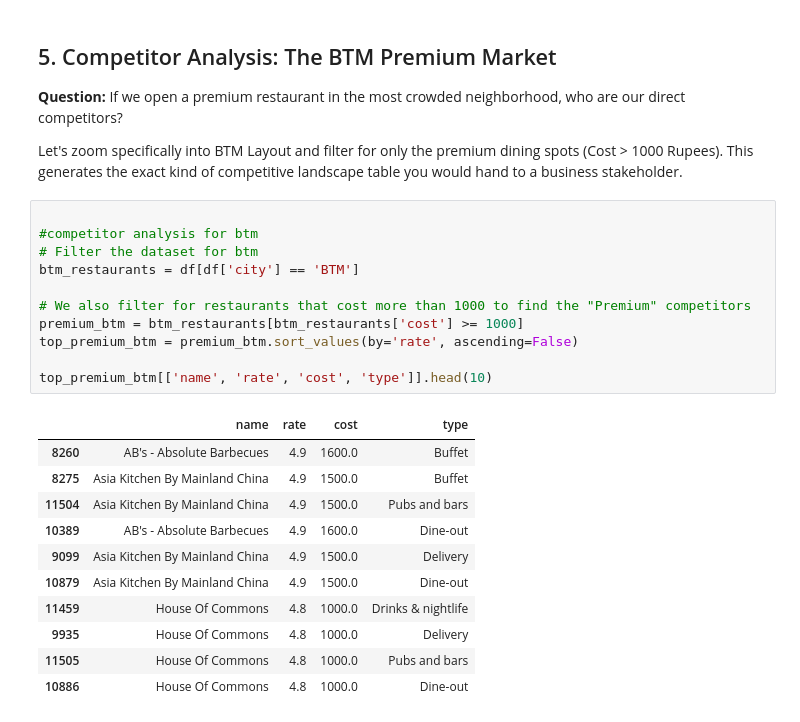
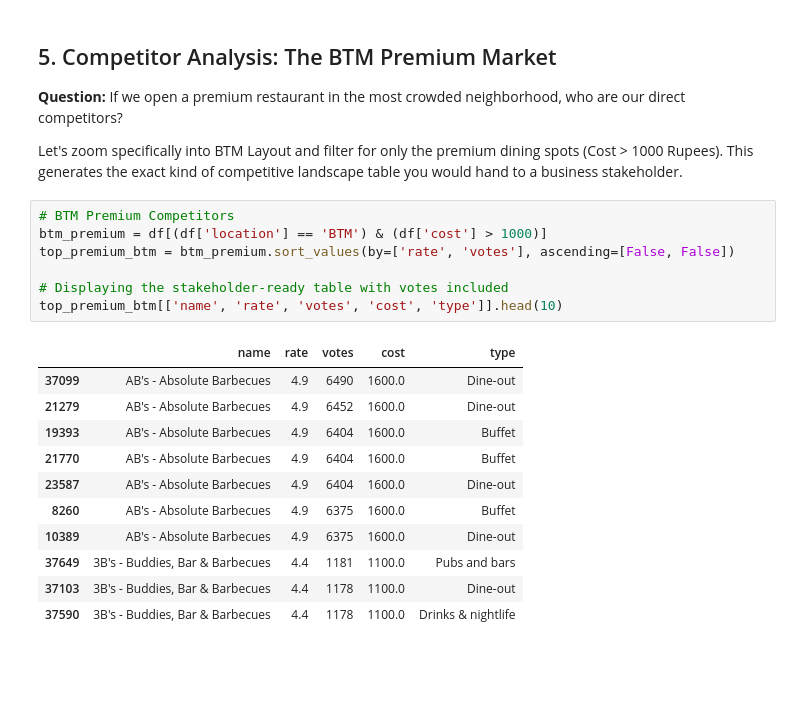
Before and after one commit to Rehanku/zomato-business-eda, a Jupyter notebook: notebooks/01_EDA.ipynb, the cells around one changed output. Drawn from its saved outputs; the diff is of its cells as text; blank space fills up the shorter version.

```diff
--- a/notebooks/01_EDA.ipynb
+++ b/notebooks/01_EDA.ipynb
@@ -172,26 +187,22 @@ Passing `palette` without assigning `hue` is deprecated and will be removed in v
 **Question:** If we open a premium restaurant in the most crowded neighborhood, who are our direct competitors?
 
 Let's zoom specifically into BTM Layout and filter for only the premium dining spots (Cost > 1000 Rupees). This generates the exact kind of competitive landscape table you would hand to a business stakeholder.
-# %%
-
-#competitor analysis for btm
-# Filter the dataset for btm
-btm_restaurants = df[df['city'] == 'BTM']
-
-# We also filter for restaurants that cost more than 1000 to find the "Premium" competitors
-premium_btm = btm_restaurants[btm_restaurants['cost'] >= 1000]
-top_premium_btm = premium_btm.sort_values(by='rate', ascending=False)
-
-top_premium_btm[['name', 'rate', 'cost', 'type']].head(10)
-# %% [output]
-|  | name | rate | cost | type |
-| 8260 | AB's - Absolute Barbecues | 4.9 | 1600.0 | Buffet |
-| 8275 | Asia Kitchen By Mainland China | 4.9 | 1500.0 | Buffet |
-| 11504 | Asia Kitchen By Mainland China | 4.9 | 1500.0 | Pubs and bars |
-| 10389 | AB's - Absolute Barbecues | 4.9 | 1600.0 | Dine-out |
-| 9099 | Asia Kitchen By Mainland China | 4.9 | 1500.0 | Delivery |
-| 10879 | Asia Kitchen By Mainland China | 4.9 | 1500.0 | Dine-out |
-| 11459 | House Of Commons | 4.8 | 1000.0 | Drinks & nightlife |
-| 9935 | House Of Commons | 4.8 | 1000.0 | Delivery |
-| 11505 | House Of Commons | 4.8 | 1000.0 | Pubs and bars |
-| 10886 | House Of Commons | 4.8 | 1000.0 | Dine-out |
+# %%
+# BTM Premium Competitors
+btm_premium = df[(df['location'] == 'BTM') & (df['cost'] > 1000)]
+top_premium_btm = btm_premium.sort_values(by=['rate', 'votes'], ascending=[False, False])
+
+# Displaying the stakeholder-ready table with votes included
+top_premium_btm[['name', 'rate', 'votes', 'cost', 'type']].head(10)
+# %% [output]
+|  | name | rate | votes | cost | type |
+| 37099 | AB's - Absolute Barbecues | 4.9 | 6490 | 1600.0 | Dine-out |
+| 21279 | AB's - Absolute Barbecues | 4.9 | 6452 | 1600.0 | Dine-out |
+| 19393 | AB's - Absolute Barbecues | 4.9 | 6404 | 1600.0 | Buffet |
+| 21770 | AB's - Absolute Barbecues | 4.9 | 6404 | 1600.0 | Buffet |
+| 23587 | AB's - Absolute Barbecues | 4.9 | 6404 | 1600.0 | Dine-out |
+| 8260 | AB's - Absolute Barbecues | 4.9 | 6375 | 1600.0 | Buffet |
+| 10389 | AB's - Absolute Barbecues | 4.9 | 6375 | 1600.0 | Dine-out |
+| 37649 | 3B's - Buddies, Bar & Barbecues | 4.4 | 1181 | 1100.0 | Pubs and bars |
+| 37103 | 3B's - Buddies, Bar & Barbecues | 4.4 | 1178 | 1100.0 | Dine-out |
+| 37590 | 3B's - Buddies, Bar & Barbecues | 4.4 | 1178 | 1100.0 | Drinks & nightlife |
```
Also changed, not shown: parts of 9 cells of this notebook, 4 other files.
